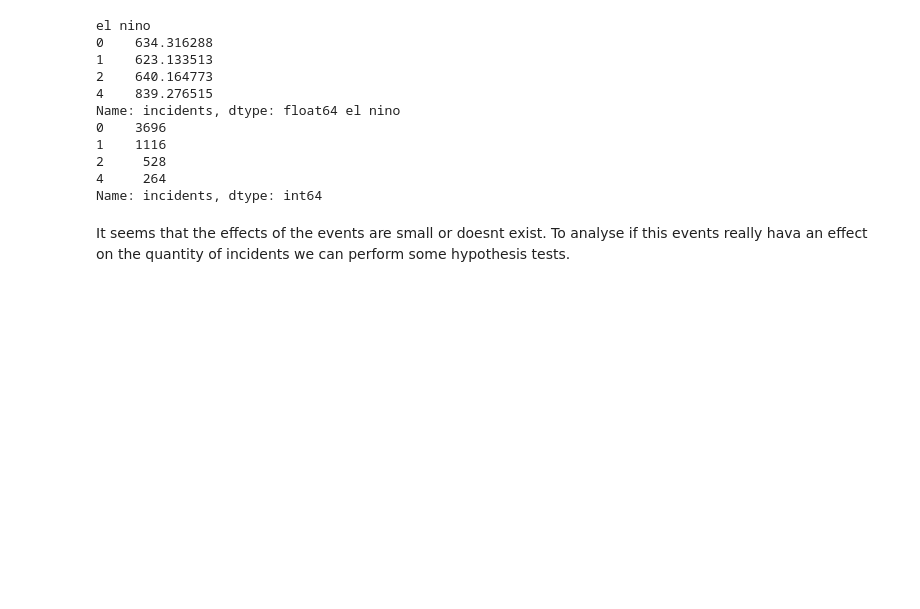
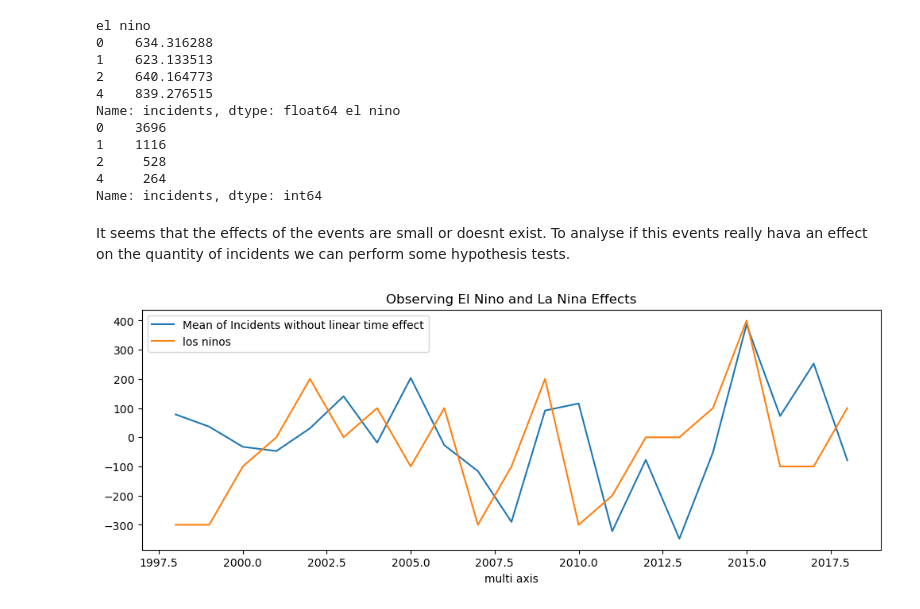
Before and after one commit to Liga-IA/Amazon-Fires-Linear-Regression, a Jupyter notebook: código/Exploratory Analysis/1. Descriptive_Statistics_and_Some_Visualizations.ipynb, the cells around one changed output. Drawn from its saved outputs; the diff is of its cells as text; code cells hidden in the pictures; blank space fills up the shorter version.

Commit message:
atualização de modelo através do efeito el nino

```diff
--- a/código/Exploratory Analysis/1. Descriptive_Statistics_and_Some_Visualizations.ipynb
+++ b/código/Exploratory Analysis/1. Descriptive_Statistics_and_Some_Visualizations.ipynb
@@ -217,3 +217,36 @@ Name: incidents, dtype: float64 el nino
 Name: incidents, dtype: int64
 # %% [markdown]
 It seems that the effects of the events are small or doesnt exist. To analyse if this events really hava an effect on the quantity of incidents we can perform some hypothesis tests.
+# %%
+aux_dataset = agregated_data.loc[agregated_data['state'] == 'amazonas'][['incidents', 'year', 'el nino', 'la nina']].groupby('year').mean()
+# %%
+plt.rcParams['figure.figsize'] = [12, 4]
+plt.rcParams['figure.dpi'] = 100
+plt.rcParams['figure.subplot.hspace'] = 0.4
+
+a, b = np.polyfit(aux_dataset.index.values, aux_dataset['incidents'].values, 1)
+
+fig, ax = plt.subplots()
+
+incidents_without_linear_time_effect = aux_dataset['incidents'].values - (a * aux_dataset.index.values + b)
+
+# ax.plot(aux_dataset.index.values, aux_dataset['incidents'].values, label="mean of incidents")
+# ax.plot(aux_dataset.index.values, a * aux_dataset.index.values + b, label="Linear Regression of Incidents")
+ax.plot(aux_dataset.index.values, incidents_without_linear_time_effect, label="Mean of Incidents without linear time effect")
+
+# ax.plot(aux_dataset.index.values, aux_dataset['el nino'].values * 100, label="el nino force")
+# ax.plot(aux_dataset.index.values, aux_dataset['la nina'].values * 100, label="la nina force")
+ax.plot(aux_dataset.index.values, (aux_dataset['el nino'].values - aux_dataset['la nina'].values) * 100, label="los ninos")
+
+aux_dataset['ninos'] = (aux_dataset['el nino'].values - aux_dataset['la nina'].values)
+aux_dataset['incidents_without_linear_time_effect'] = incidents_without_linear_time_effect
+
+
+
+ax.legend()
+ax.set_title("Observing El Nino and La Nina Effects")
+ax.set_xlabel("years")
+ax.set_xlabel("multi axis")
+print()
+# %% [output]
+[figure, added]
```
Also changed, not shown: parts of 5 cells of this notebook, 1 other file.
